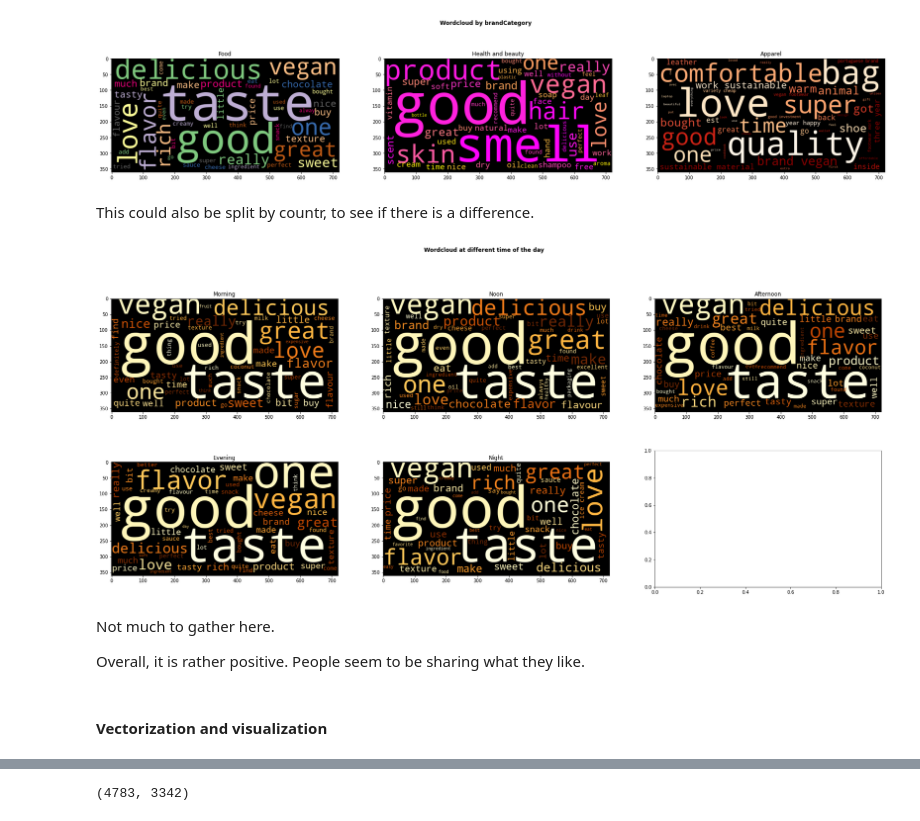
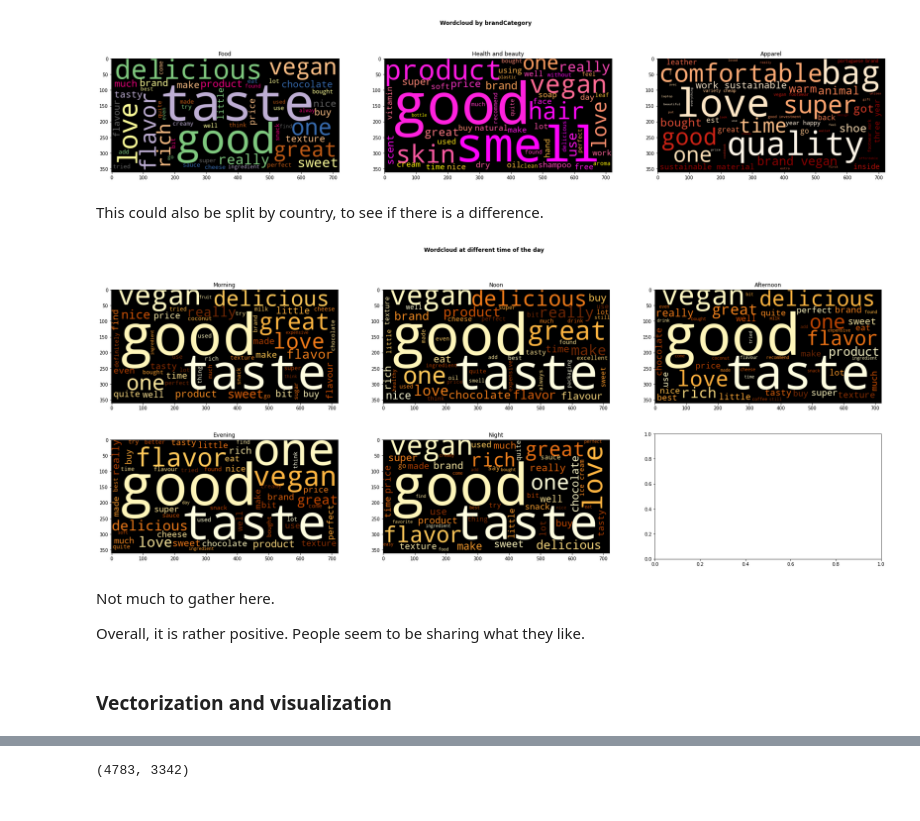
Before and after one commit to 64FC/abillion_review, a Jupyter notebook: abillion_data_scientist_assessment.ipynb, the cells around one changed output, grey strips where cells are left out. Cells and saved outputs as stored; diff of their text form; code cells hidden in the pictures.

```diff
--- a/abillion_data_scientist_assessment.ipynb
+++ b/abillion_data_scientist_assessment.ipynb
@@ -862,7 +911,7 @@ fig.show()
 # %% [output]
 [figure]
 # %% [markdown]
-This could also be split by countr, to see if there is a difference.
+This could also be split by country, to see if there is a difference.
 # %%
 # Let's compare what they say for each time of the day
 
@@ -887,41 +936,41 @@ corpus_night = ' '.join(
 wc_morning = WordCloud(background_color='black', colormap='YlOrBr',
                        max_words=50, scale=1.8, random_state=23).\
                        generate(corpus_morning)
 wc_noon = WordCloud(background_color='black', colormap='YlOrBr', max_words=50,
                     scale=1.8, random_state=23).generate(corpus_noon)
 wc_afternoon = WordCloud(background_color='black', colormap='YlOrBr',
                          max_words=50, scale=1.8, random_state=23).\
                          generate(corpus_afternoon)
 wc_evening = WordCloud(background_color='black', colormap='YlOrBr',
                        max_words=50, scale=1.8, random_state=23).\
                        generate(corpus_evening)
 wc_night = WordCloud(background_color='black', colormap='YlOrBr', max_words=50,
                      scale=1.8, random_state=23).generate(corpus_night)
 
 # Let's plot that
-fig, ax = plt.subplots(2, 3, figsize=(30,12))
+fig, ax = plt.subplots(2, 3, figsize=(30,11))
 
 ax[0, 0].imshow(wc_morning)
 ax[0, 0].set_title('Morning')
 ax[0, 1].imshow(wc_noon)
 ax[0, 1].set_title('Noon')
 ax[0, 2].imshow(wc_afternoon)
 ax[0, 2].set_title('Afternoon')
 ax[1, 0].imshow(wc_evening)
 ax[1, 0].set_title('Evening')
 ax[1, 1].imshow(wc_night)
 ax[1, 1].set_title('Night')
 
 fig.suptitle('Wordcloud at different time of the day', fontweight ='bold')
 fig.show()
 # %% [output]
-[figure, old version]
+[figure, new version]
 # %% [markdown]
 Not much to gather here.
 
 Overall, it is rather positive. People seem to be sharing what they like.
 # %% [markdown]
-#### Vectorization and visualization
+### Vectorization and visualization
 # %%
 # First, create a copy of the data
 data_viz = data_lem.copy()
```
Also changed, not shown: parts of 41 cells of this notebook.
